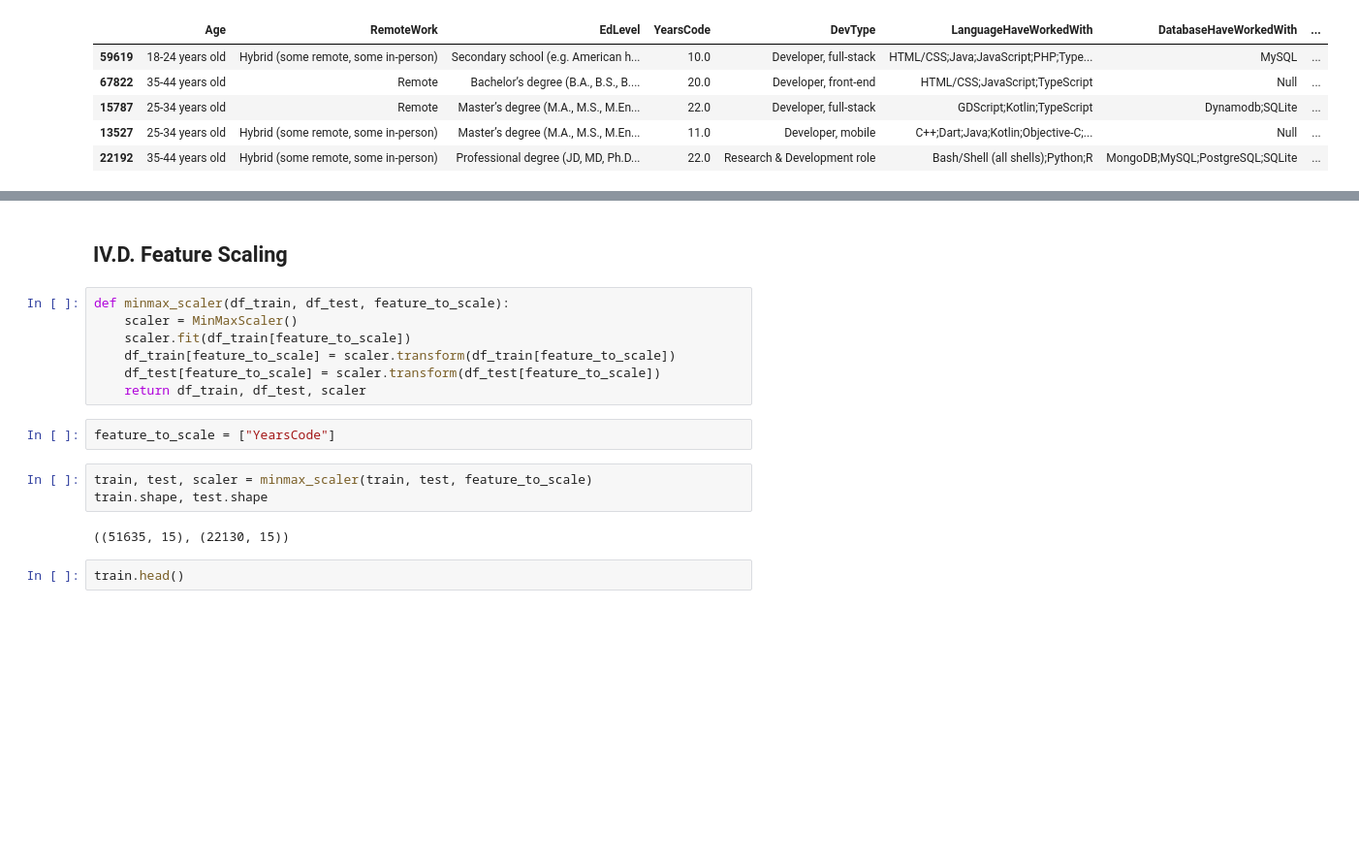
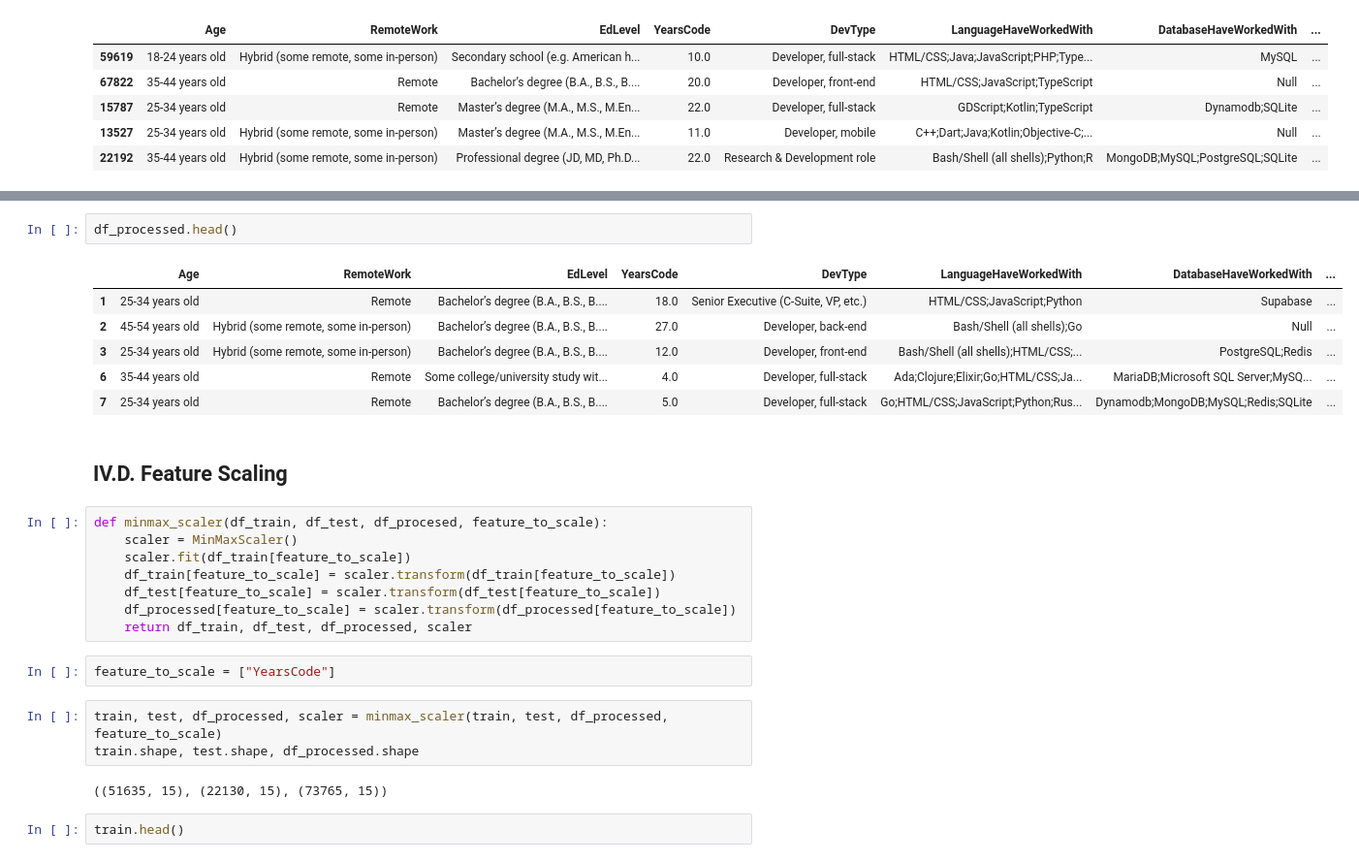
Before and after one commit to hardefarogonondo/tech-talent-recommendation-engine, a Jupyter notebook: notebooks/3_feature_engineering/feature_engineering.ipynb, the cells around one changed output, grey strips where cells are left out. Shown at 97% size. Saved outputs shown, nothing was run; the diff lists cells and outputs as text; blank space fills up the shorter version.

```diff
--- a/notebooks/3_feature_engineering/feature_engineering.ipynb
+++ b/notebooks/3_feature_engineering/feature_engineering.ipynb
@@ -124,22 +155,32 @@ test.head()
 | 84571 | 55-64 years old | Hybrid (some remote, some in-person) | Bachelor’s degree (B.A., B.S., B.... | 33.0 | Developer, desktop or enterprise ... | C#;Delphi;HTML/CSS;JavaScript;PHP... | Elasticsearch;Firebase Realtime D... | ... |
 | 61922 | Under 18 years old | In-person | Secondary school (e.g. American h... | 7.0 | Student | HTML/CSS;JavaScript;Lua;PowerShel... | Null | ... |
 | 51441 | 25-34 years old | Null | Master’s degree (M.A., M.S., M.En... | 10.0 | Null | Bash/Shell (all shells);HTML/CSS;... | Null | ... |
+# %%
+df_processed.head()
+# %% [output]
+|  | Age | RemoteWork | EdLevel | YearsCode | DevType | LanguageHaveWorkedWith | DatabaseHaveWorkedWith | ... |
+| 1 | 25-34 years old | Remote | Bachelor’s degree (B.A., B.S., B.... | 18.0 | Senior Executive (C-Suite, VP, etc.) | HTML/CSS;JavaScript;Python | Supabase | ... |
+| 2 | 45-54 years old | Hybrid (some remote, some in-person) | Bachelor’s degree (B.A., B.S., B.... | 27.0 | Developer, back-end | Bash/Shell (all shells);Go | Null | ... |
+| 3 | 25-34 years old | Hybrid (some remote, some in-person) | Bachelor’s degree (B.A., B.S., B.... | 12.0 | Developer, front-end | Bash/Shell (all shells);HTML/CSS;... | PostgreSQL;Redis | ... |
+| 6 | 35-44 years old | Remote | Some college/university study wit... | 4.0 | Developer, full-stack | Ada;Clojure;Elixir;Go;HTML/CSS;Ja... | MariaDB;Microsoft SQL Server;MySQ... | ... |
+| 7 | 25-34 years old | Remote | Bachelor’s degree (B.A., B.S., B.... | 5.0 | Developer, full-stack | Go;HTML/CSS;JavaScript;Python;Rus... | Dynamodb;MongoDB;MySQL;Redis;SQLite | ... |
 # %% [markdown]
 ## IV.D. Feature Scaling
 # %%
-def minmax_scaler(df_train, df_test, feature_to_scale):
+def minmax_scaler(df_train, df_test, df_procesed, feature_to_scale):
     scaler = MinMaxScaler()
     scaler.fit(df_train[feature_to_scale])
     df_train[feature_to_scale] = scaler.transform(df_train[feature_to_scale])
     df_test[feature_to_scale] = scaler.transform(df_test[feature_to_scale])
-    return df_train, df_test, scaler
+    df_processed[feature_to_scale] = scaler.transform(df_processed[feature_to_scale])
+    return df_train, df_test, df_processed, scaler
 # %%
 feature_to_scale = ["YearsCode"]
 # %%
-train, test, scaler = minmax_scaler(train, test, feature_to_scale)
-train.shape, test.shape
+train, test, df_processed, scaler = minmax_scaler(train, test, df_processed, feature_to_scale)
+train.shape, test.shape, df_processed.shape
 # %% [output]
-((51635, 15), (22130, 15))
+((51635, 15), (22130, 15), (73765, 15))
 # %%
 train.head()
 # %% [output]
```
Also changed, not shown: parts of 13 cells of this notebook.
